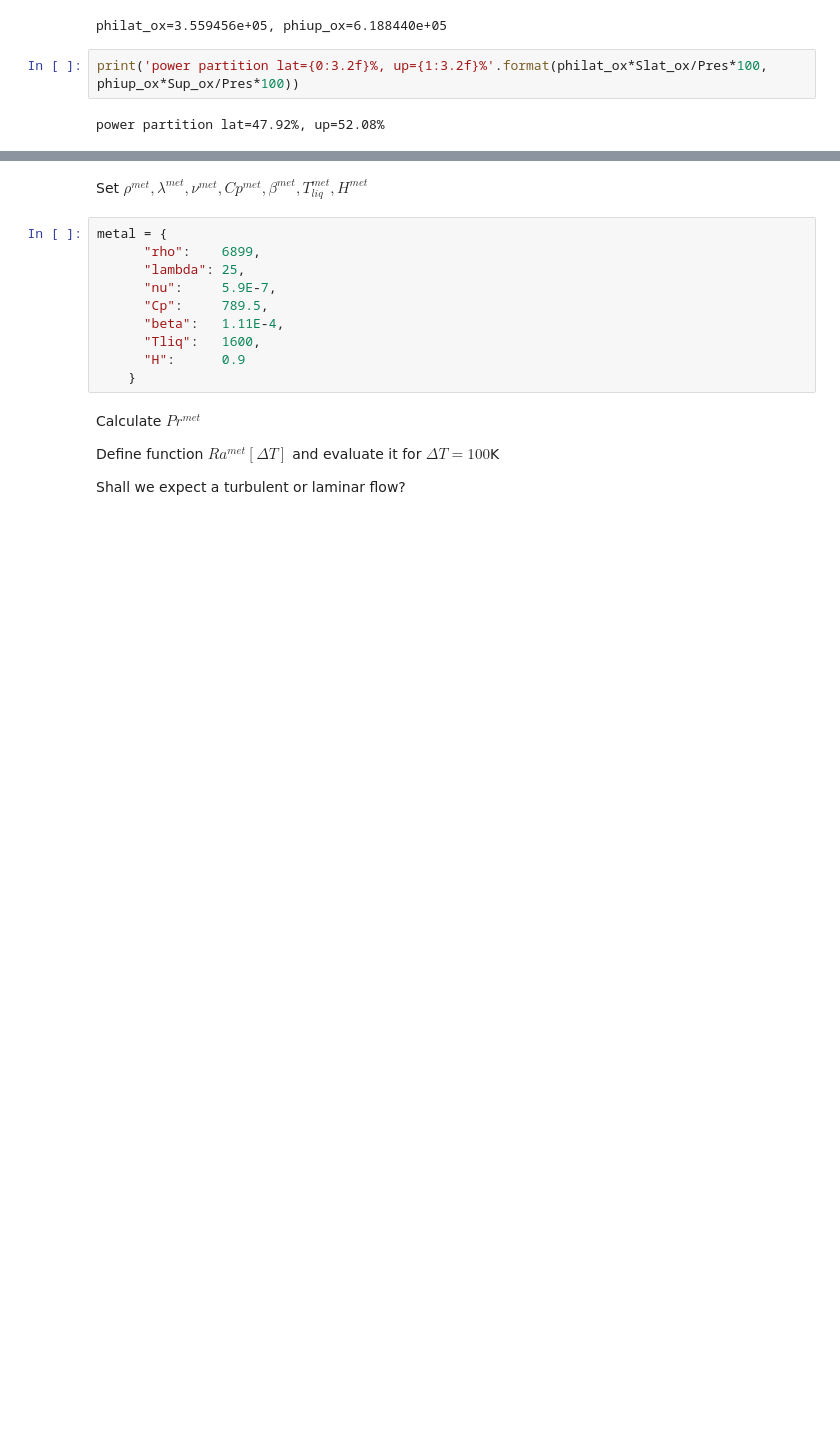
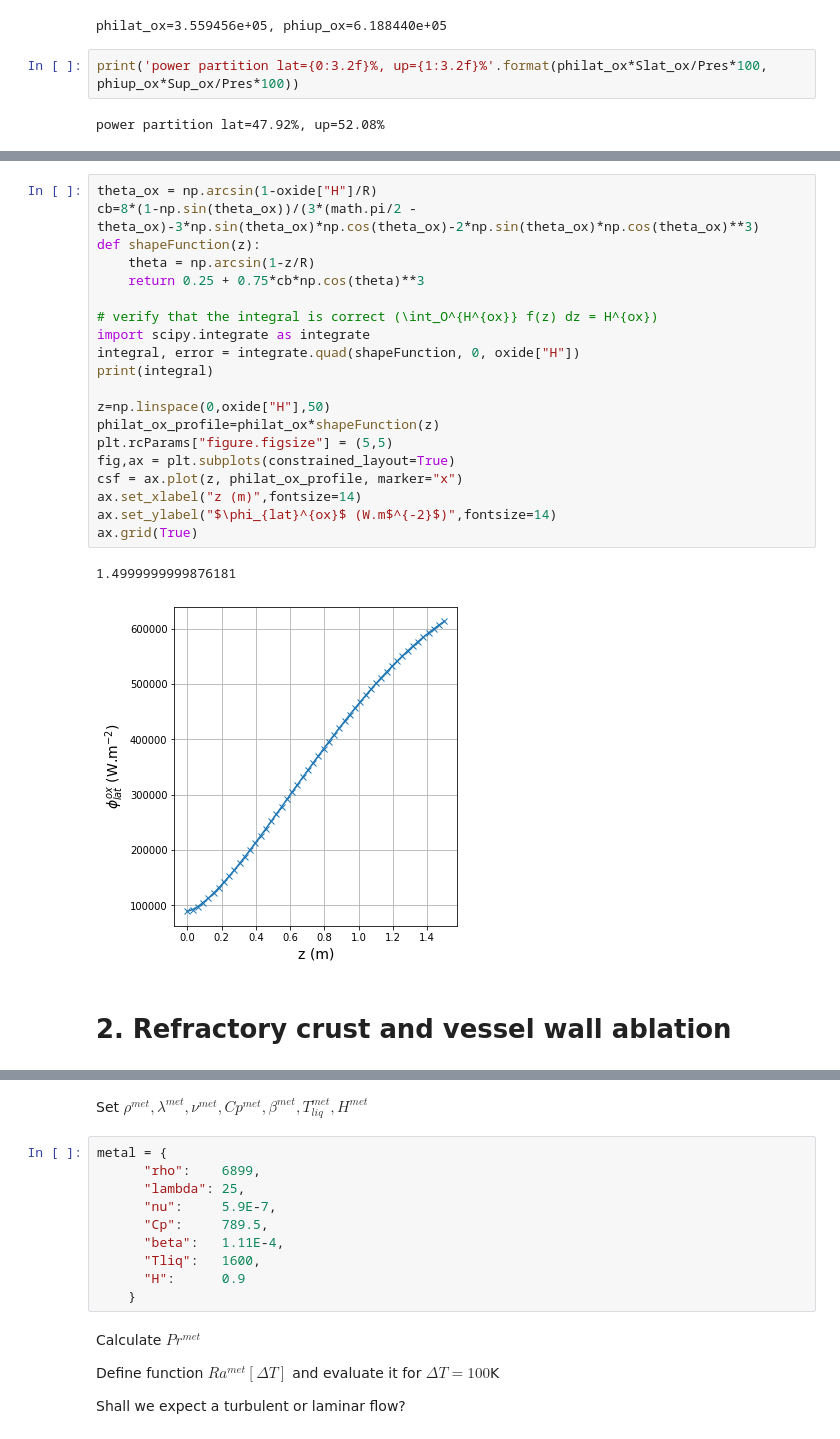
Before and after one commit to niamorelreillet/ENSE3---Cours, a Jupyter notebook: TD/TD.ipynb, the cells around one changed output, grey strips where cells are left out. Saved outputs shown, nothing was run; the diff lists cells and outputs as text; blank space fills up the shorter version.

Commit message:
minor corrections in main; adding section on crust and vessel wall in TD

```diff
--- a/TD/TD.ipynb
+++ b/TD/TD.ipynb
@@ -101,0 +110,25 @@ power partition lat=47.92%, up=52.08%
+# %%
+theta_ox = np.arcsin(1-oxide["H"]/R)
+cb=8*(1-np.sin(theta_ox))/(3*(math.pi/2 - theta_ox)-3*np.sin(theta_ox)*np.cos(theta_ox)-2*np.sin(theta_ox)*np.cos(theta_ox)**3)
+def shapeFunction(z):
+    theta = np.arcsin(1-z/R)
+    return 0.25 + 0.75*cb*np.cos(theta)**3
+
+# verify that the integral is correct (\int_O^{H^{ox}} f(z) dz = H^{ox})
+import scipy.integrate as integrate
+integral, error = integrate.quad(shapeFunction, 0, oxide["H"])
+print(integral)
+
+z=np.linspace(0,oxide["H"],50)
+philat_ox_profile=philat_ox*shapeFunction(z)
+plt.rcParams["figure.figsize"] = (5,5)
+fig,ax = plt.subplots(constrained_layout=True)
+csf = ax.plot(z, philat_ox_profile, marker="x")
+ax.set_xlabel("z (m)",fontsize=14)
+ax.set_ylabel("$\phi_{lat}^{ox}$ (W.m$^{-2}$)",fontsize=14)
+ax.grid(True)
+# %% [output]
+1.4999999999876181
+[figure, added]
+# %% [markdown]
+# 2. Refractory crust and vessel wall ablation
```
Also changed, not shown: parts of 10 cells of this notebook, 8 other files.
